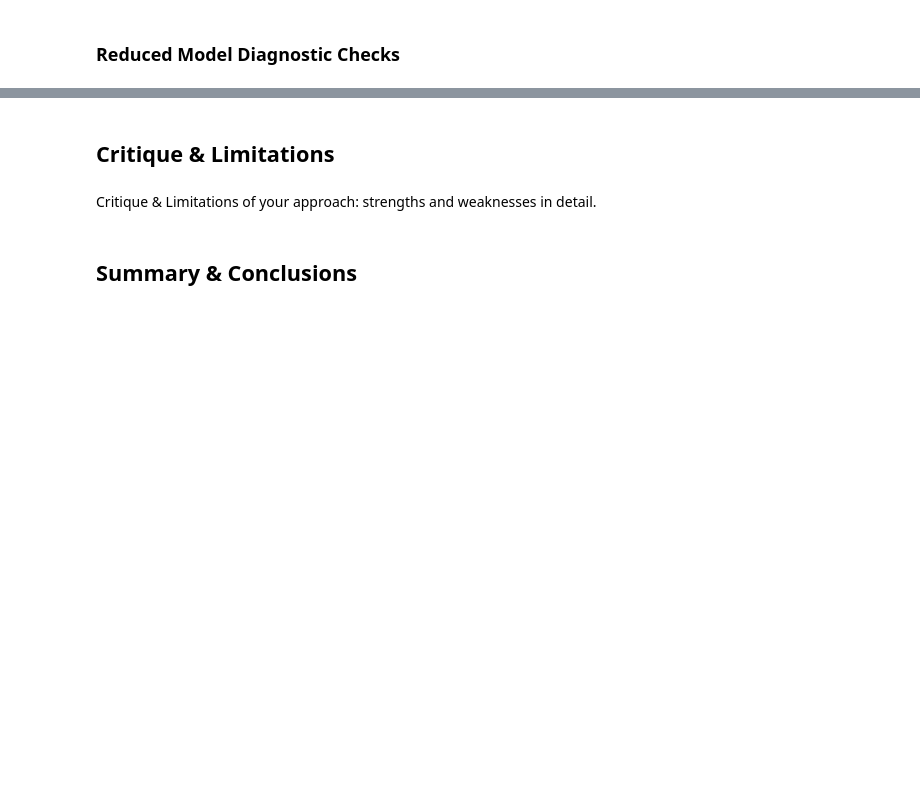
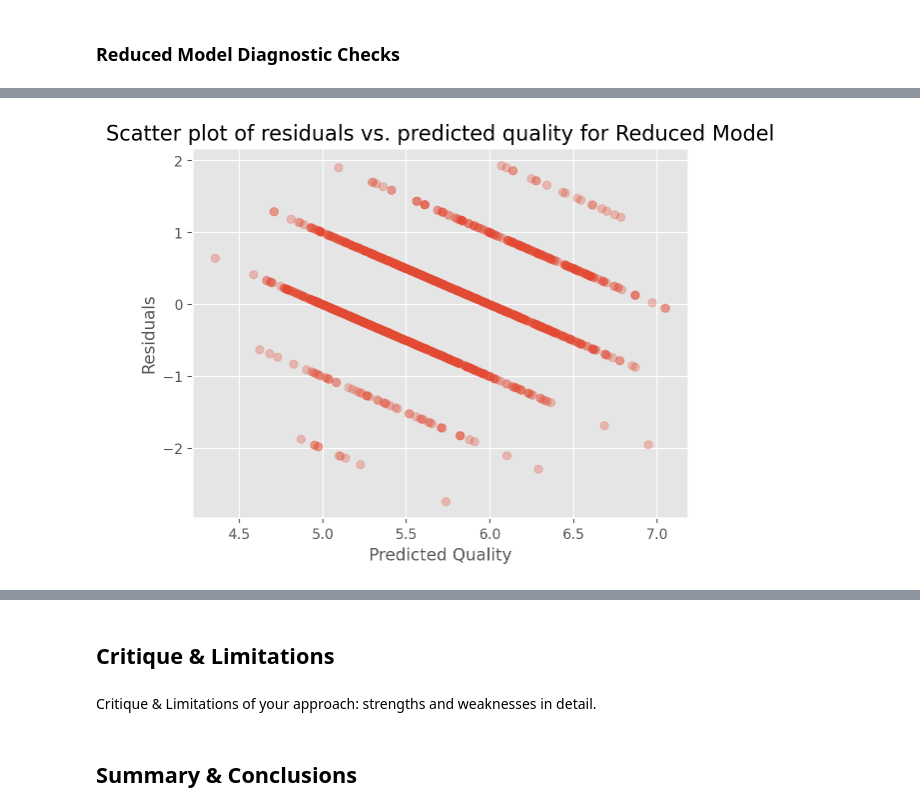
Before and after one commit to Michael-s3943224/MATH2412-Assignment, a Jupyter notebook: Phase2_Group21.ipynb, the cells around one changed output, grey strips where cells are left out. Saved outputs shown, nothing was run; the diff lists cells and outputs as text; code cells hidden in the pictures; blank space fills up the shorter version.

```diff
--- a/Phase2_Group21.ipynb
+++ b/Phase2_Group21.ipynb
@@ -298,0 +327,8 @@ You need to check whether there are indications of violations of the regression
+# %%
+plt.scatter(residuals_reduced['predicted'], residuals_reduced['residual'], alpha=0.3);
+plt.xlabel('Predicted Quality');
+plt.ylabel('Residuals')
+plt.title('Scatter plot of residuals vs. predicted quality for Reduced Model', fontsize=15)
+plt.show();
+# %% [output]
+[figure, added]
```
Also changed, not shown: parts of 19 cells of this notebook.
